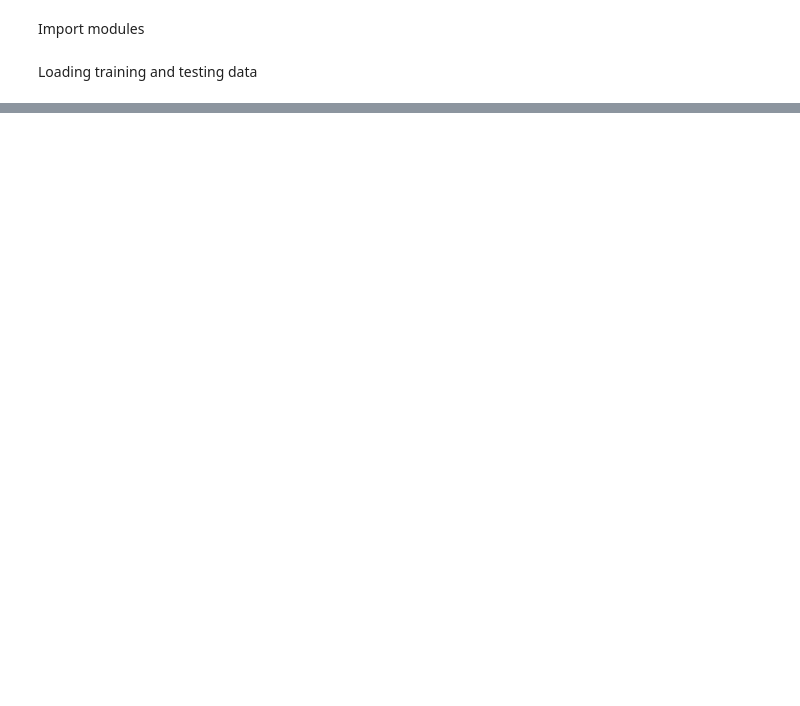
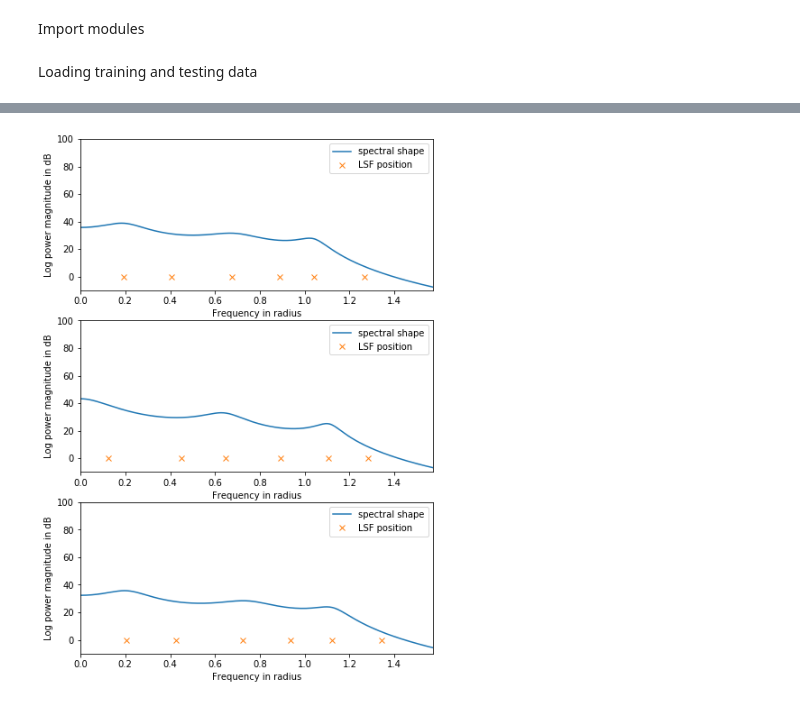
Before and after one commit to triwoods/udacity-ml-projects, a Jupyter notebook: capstone/capstone_SenLi/Capstone_Project.ipynb, the cells around one changed output, grey strips where cells are left out. Cells and saved outputs as stored; diff of their text form; code cells hidden in the pictures; blank space fills up the shorter version.

```diff
--- a/capstone/capstone_SenLi/Capstone_Project.ipynb
+++ b/capstone/capstone_SenLi/Capstone_Project.ipynb
@@ -54,0 +60,5 @@ u.plot_lsf_hist(X_train)
+# %%
+# Plot several 6th-order HB LSFs from training set together with their spectral representation
+u.plot_lsf(y_train[10:13, :])
+# %% [output]
+[figure, added]
```
Also changed, not shown: parts of 17 cells of this notebook, 2 other files.
